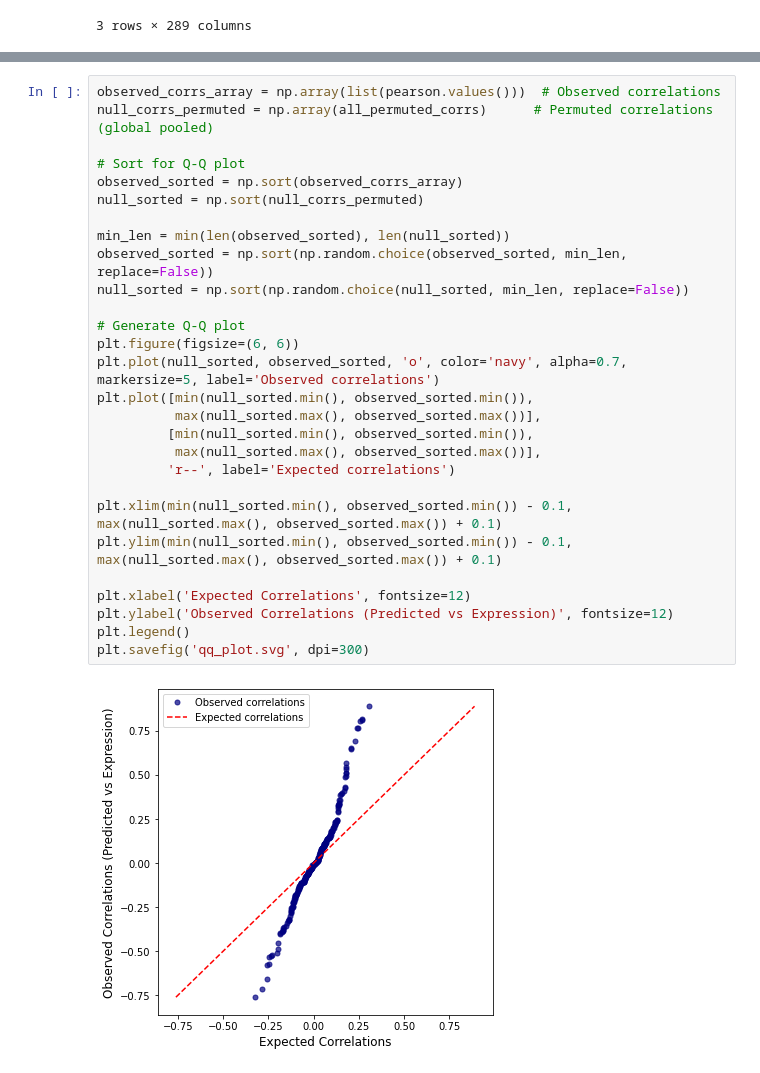
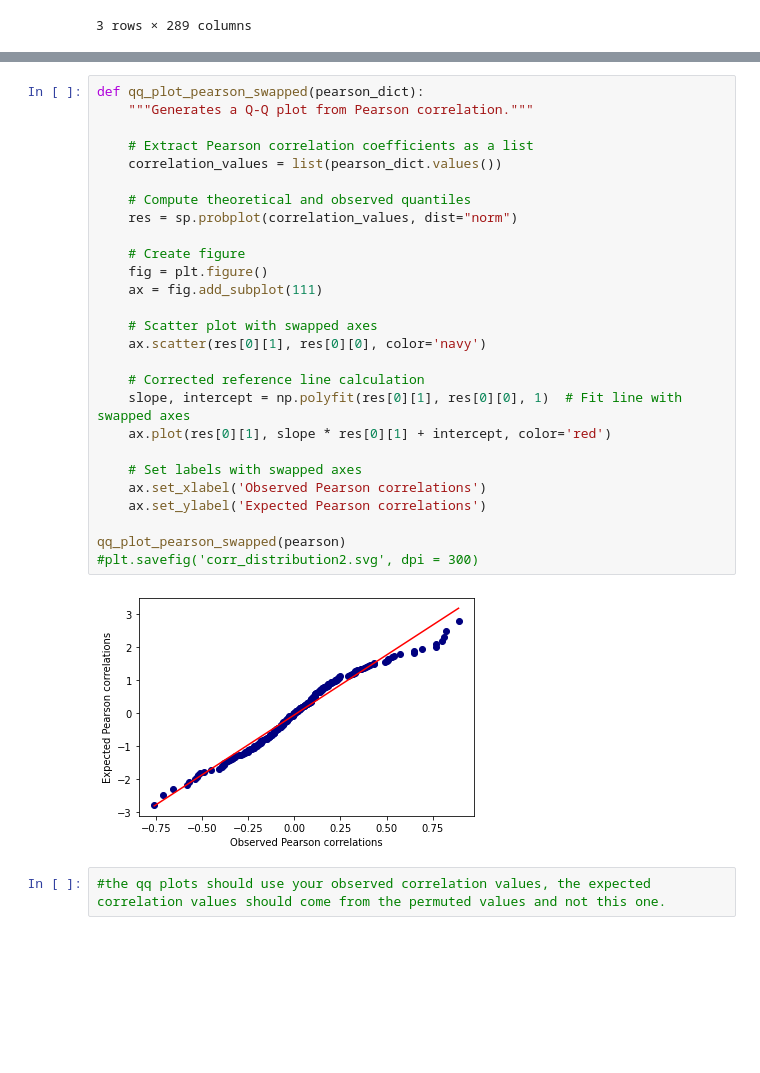
Before and after one commit to microbial-pangenomes-lab/bacterial_transcription, a Jupyter notebook: scripts/validating_correlations.ipynb, the cells around one changed output, grey strips where cells are left out. Drawn from its saved outputs; the diff is of its cells as text; blank space fills up the shorter version.

```diff
--- a/scripts/validating_correlations.ipynb
+++ b/scripts/validating_correlations.ipynb
@@ -194,30 +345,31 @@ plt.savefig('corr_distribution.svg', dpi=300)
+# %%
+def qq_plot_pearson_swapped(pearson_dict):
+    """Generates a Q-Q plot from Pearson correlation."""
+
+    # Extract Pearson correlation coefficients as a list
+    correlation_values = list(pearson_dict.values())
+
+    # Compute theoretical and observed quantiles
+    res = sp.probplot(correlation_values, dist="norm")
+
+    # Create figure
+    fig = plt.figure()
+    ax = fig.add_subplot(111)
+
+    # Scatter plot with swapped axes
+    ax.scatter(res[0][1], res[0][0], color='navy')
+
+    # Corrected reference line calculation
+    slope, intercept = np.polyfit(res[0][1], res[0][0], 1)  # Fit line with swapped axes
+    ax.plot(res[0][1], slope * res[0][1] + intercept, color='red')
+
+    # Set labels with swapped axes
+    ax.set_xlabel('Observed Pearson correlations')
+    ax.set_ylabel('Expected Pearson correlations')
+
+qq_plot_pearson_swapped(pearson)
+#plt.savefig('corr_distribution2.svg', dpi = 300)
+# %% [output]
+[figure, added]
 # %%
-observed_corrs_array = np.array(list(pearson.values()))  # Observed correlations
-null_corrs_permuted = np.array(all_permuted_corrs)      # Permuted correlations (global pooled)
-
-# Sort for Q-Q plot
-observed_sorted = np.sort(observed_corrs_array)
-null_sorted = np.sort(null_corrs_permuted)
-
-min_len = min(len(observed_sorted), len(null_sorted))
-observed_sorted = np.sort(np.random.choice(observed_sorted, min_len, replace=False))
-null_sorted = np.sort(np.random.choice(null_sorted, min_len, replace=False))
-
-# Generate Q-Q plot
-plt.figure(figsize=(6, 6))
-plt.plot(null_sorted, observed_sorted, 'o', color='navy', alpha=0.7, markersize=5, label='Observed correlations')
-plt.plot([min(null_sorted.min(), observed_sorted.min()),
-          max(null_sorted.max(), observed_sorted.max())],
-         [min(null_sorted.min(), observed_sorted.min()),
-          max(null_sorted.max(), observed_sorted.max())],
-         'r--', label='Expected correlations')
-
-plt.xlim(min(null_sorted.min(), observed_sorted.min()) - 0.1, max(null_sorted.max(), observed_sorted.max()) + 0.1)
-plt.ylim(min(null_sorted.min(), observed_sorted.min()) - 0.1, max(null_sorted.max(), observed_sorted.max()) + 0.1)
-
-plt.xlabel('Expected Correlations', fontsize=12)
-plt.ylabel('Observed Correlations (Predicted vs Expression)', fontsize=12)
-plt.legend()
-plt.savefig('qq_plot.svg', dpi=300)
+#the qq plots should use your observed correlation values, the expected correlation values should come from the permuted values and not this one.
-# %% [output]
-[figure, removed]
```
Also changed, not shown: parts of 8 cells of this notebook.
